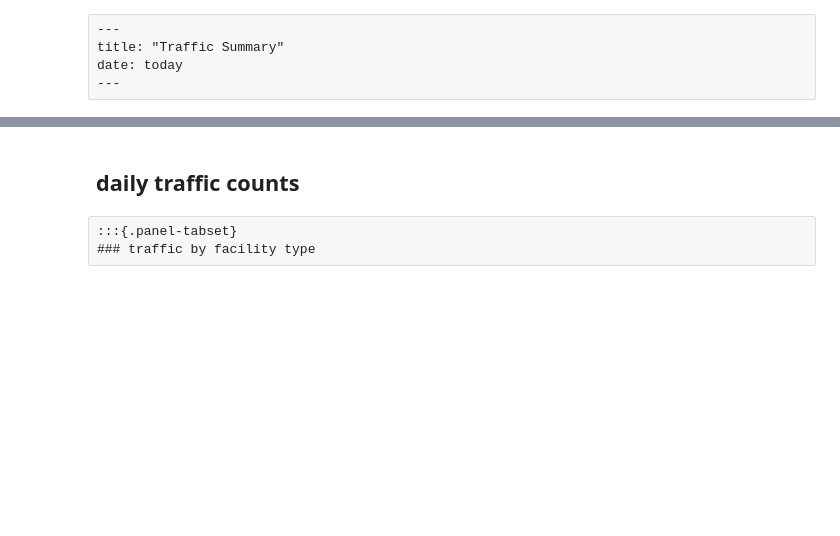
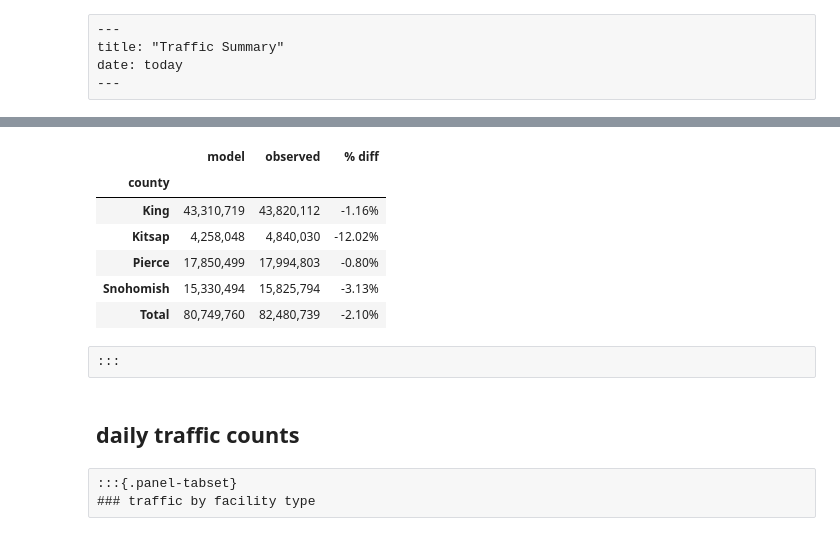
Before and after one commit to psrc/soundcast, a Jupyter notebook: scripts/summarize/validation_network/validation_scripts/traffic_validation.ipynb, the cells around one changed output, grey strips where cells are left out. Drawn from its saved outputs; the diff is of its cells as text; code cells hidden in the pictures; blank space fills up the shorter version.

```diff
--- a/scripts/summarize/validation_network/validation_scripts/traffic_validation.ipynb
+++ b/scripts/summarize/validation_network/validation_scripts/traffic_validation.ipynb
@@ -38,3 +61,29 @@ format_percent = "{:,.2%}".format
+# %%
+df = pd.read_csv(os.path.join(valid_config['model_dir'], r'outputs/network/county_network.csv'))
+
+df_obs = pd.read_sql("SELECT * FROM observed_vmt WHERE year="+str(input_config['base_year']), con=conn)
+df_obs.rename(columns={'vmt': 'observed'}, inplace=True)
+
+df = df[['county_name','VMT']].merge(df_obs, left_on='county_name', right_on='county')
+df.rename(columns={'VMT': 'model'}, inplace=True)
+df.index = df['county']
+df[['observed','model']] = df[['observed','model']].astype('float')
+
+df.loc['Total',:] = df.sum().values
+
+df['% diff'] = (df['model']-df['observed'])/df['observed']
+df[['% diff']] = df[['% diff']].applymap(format_percent)
+df[['model','observed','% diff']]
+# %% [output]
+|  | model | observed | % diff |
+| county |  |  |  |
+| King | 43,310,719 | 43,820,112 | -1.16% |
+| Kitsap | 4,258,048 | 4,840,030 | -12.02% |
+| Pierce | 17,850,499 | 17,994,803 | -0.80% |
+| Snohomish | 15,330,494 | 15,825,794 | -3.13% |
+| Total | 80,749,760 | 82,480,739 | -2.10% |
+# %% [raw]
+:::
 # %% [markdown]
 ## daily traffic counts
 # %% [raw]
```
Also changed, not shown: parts of 13 cells of this notebook, 2 other files.
